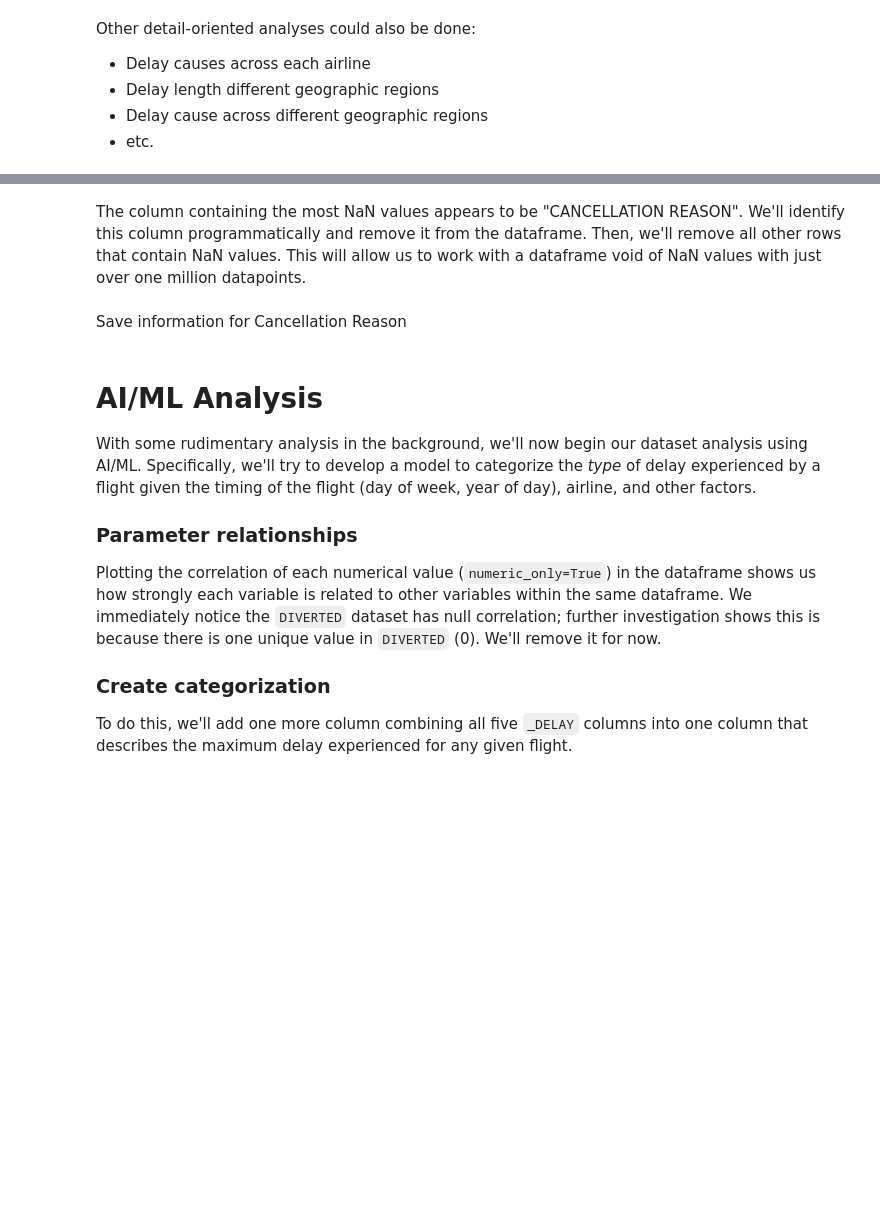
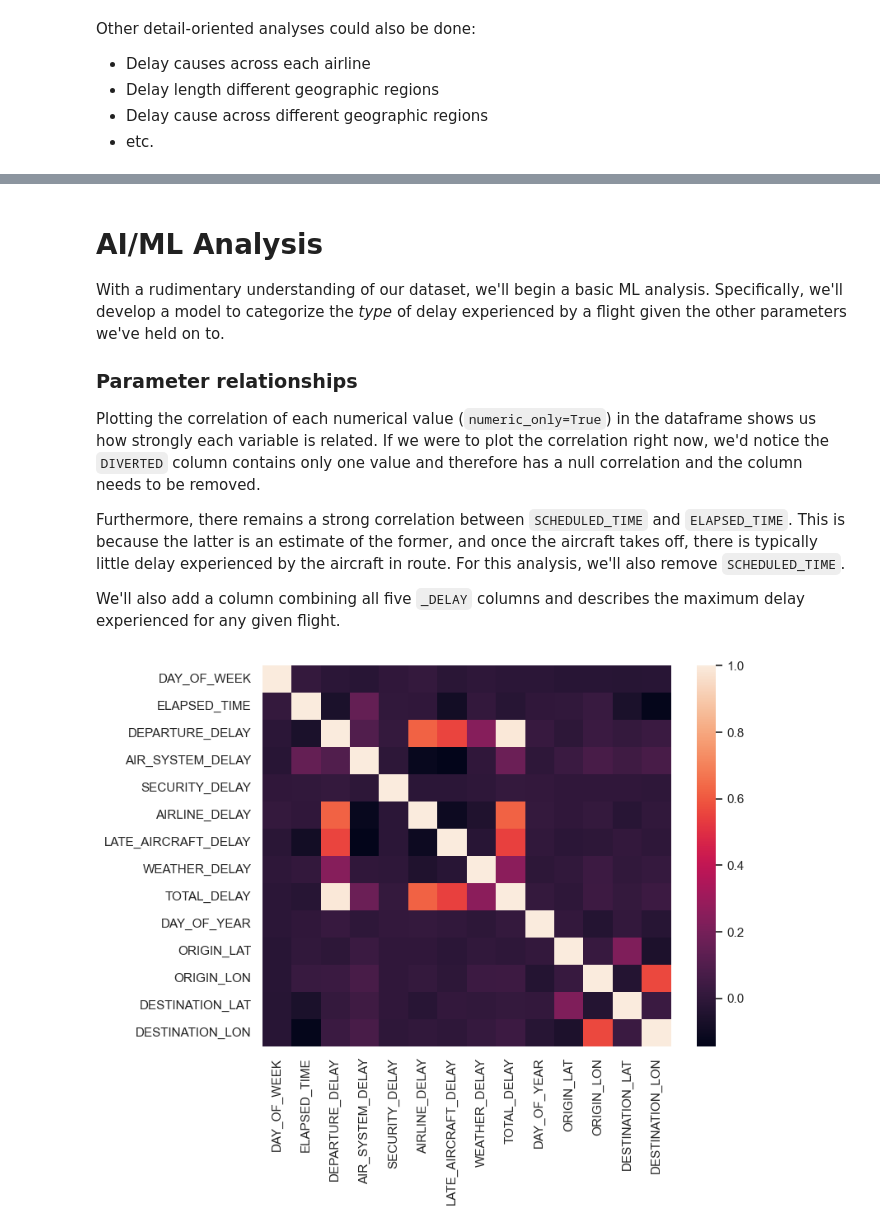
Before and after one commit to ajpung/AI-ML-projects, a Jupyter notebook: Notebooks/Flight Delays.ipynb, the cells around one changed output, grey strips where cells are left out. Saved outputs shown, nothing was run; the diff lists cells and outputs as text; code cells hidden in the pictures; blank space fills up the shorter version.

```diff
--- a/Notebooks/Flight Delays.ipynb
+++ b/Notebooks/Flight Delays.ipynb
@@ -488,4 +639,0 @@ We can begin cleaning the dataframe by saving useful data columns by replacing c
-# %% [markdown]
-The column containing the most NaN values appears to be "CANCELLATION REASON". We'll identify this column programmatically and remove it from the dataframe. Then, we'll remove all other rows that contain NaN values. This will allow us to work with a dataframe void of NaN values with just over one million datapoints.
-# %% [markdown]
-Save information for Cancellation Reason
@@ -504,29 +640,24 @@ Save information for Cancellation Reason
 # %% [markdown]
 # AI/ML Analysis
 
-With some rudimentary analysis in the background, we'll now begin our dataset analysis using AI/ML. Specifically, we'll try to develop a model to categorize the *type* of delay experienced by a flight given the timing of the flight (day of week, year of day), airline, and other factors.
+With a rudimentary understanding of our dataset, we'll begin a basic ML analysis. Specifically, we'll develop a model to categorize the *type* of delay experienced by a flight given the other parameters we've held on to.
 
 ### Parameter relationships
-Plotting the correlation of each numerical value (`numeric_only=True`) in the dataframe shows us how strongly each variable is related to other variables within the same dataframe. We immediately notice the `DIVERTED` dataset has null correlation; further investigation shows this is because there is one unique value in `DIVERTED` (0). We'll remove it for now.
+Plotting the correlation of each numerical value (`numeric_only=True`) in the dataframe shows us how strongly each variable is related. If we were to plot the correlation right now, we'd notice the `DIVERTED` column contains only one value and therefore has a null correlation and the column needs to be removed.
 
-### Create categorization
-To do this, we'll add one more column combining all five `_DELAY` columns into one column that describes the maximum delay experienced for any given flight.
+Furthermore, there remains a strong correlation between `SCHEDULED_TIME` and `ELAPSED_TIME`. This is because the latter is an estimate of the former, and once the aircraft takes off, there is typically little delay experienced by the aircraft in route. For this analysis, we'll also remove `SCHEDULED_TIME`.
+
+We'll also add a column combining all five `_DELAY` columns and describes the maximum delay experienced for any given flight.
 # %%
-# Plot a graphical correlation matrix for each pair of columns in the dataframe
-corr1 = sorted_delay.corr(numeric_only=True)
-
-plt.figure(figsize = (8,6))
-sns.heatmap(corr1, annot=False)
-sns.set(font_scale=0.7)
-plt.show()
-
 # Remove `DIVERTED`
-after_clean = sorted_delay.drop(columns=['index','DIVERTED'])
+rm_diverted = sorted_delay.drop(columns=['index','DIVERTED','SCHEDULED_TIME'])
 
 # Plot a graphical correlation matrix for each pair of columns in the dataframe
-corr2 = after_clean.corr(numeric_only=True)
+corr2 = rm_diverted.corr(numeric_only=True)
 
 plt.figure(figsize = (8,6))
 sns.heatmap(corr2, annot=False)
 sns.set(font_scale=0.7)
 plt.show()
+# %% [output]
+[figure, added]
```
Also changed, not shown: parts of 55 cells of this notebook.
